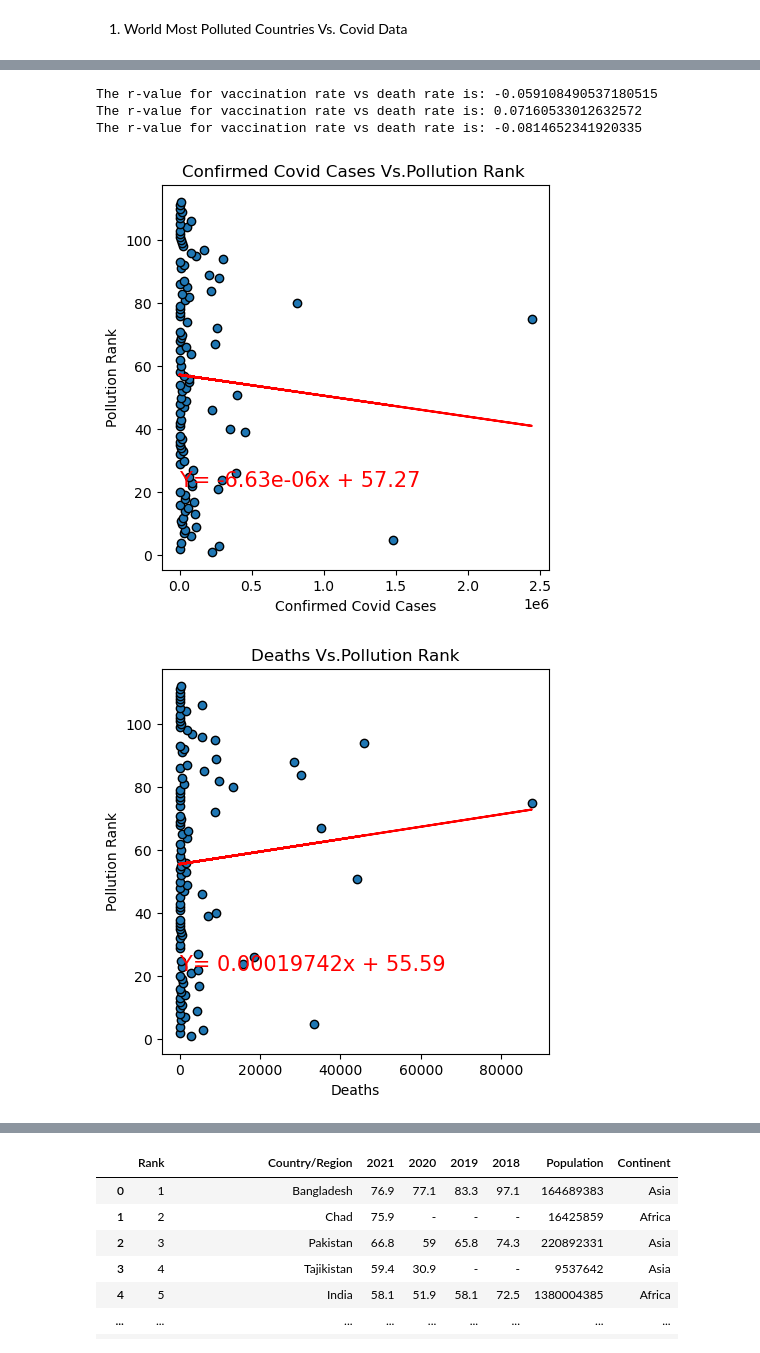
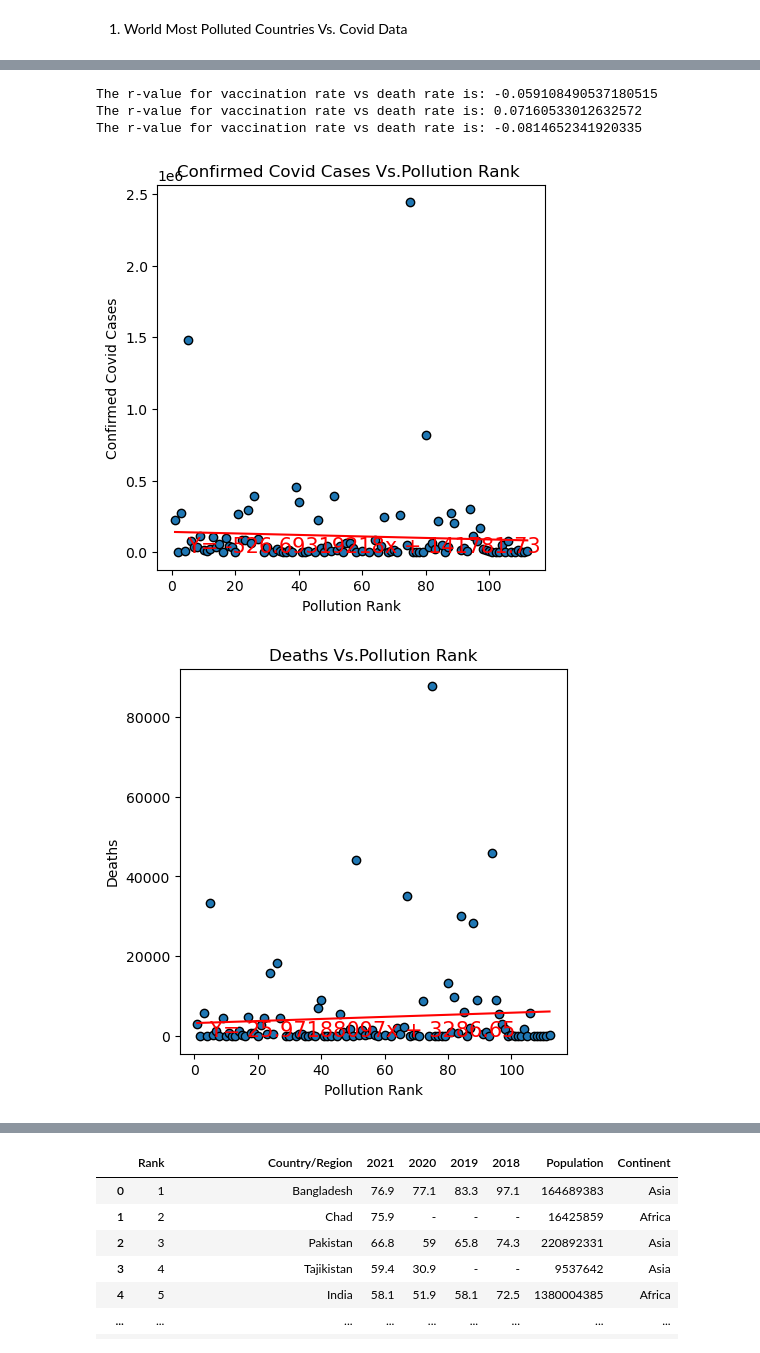
Before and after one commit to NysB/Project_1_Group_3, a Jupyter notebook: factors_covid.ipynb, the cells around one changed output, grey strips where cells are left out. Drawn from its saved outputs; the diff is of its cells as text; code cells hidden in the pictures.

```diff
--- a/factors_covid.ipynb
+++ b/factors_covid.ipynb
@@ -433,0 +461,12 @@ See the caveats in the documentation: https://pandas.pydata.org/pandas-docs/stab
+# %%
+confirmed_covid_case_rate = air_pollution_df["Confirmed_Covid_Cases"] / air_pollution_df["Population"] * 100
+air_pollution_df["Confirmed_Covid_Case_Rate"] = confirmed_covid_case_rate.apply(lambda x: "{:.2f}%".format(x))
+
+death_rate=air_pollution_df["Death_Covid_Cases"]/air_pollution_df["Confirmed_Covid_Cases"]*100
+air_pollution_df["Death_Rate"]=death_rate.apply(lambda x: "{:.2f}%".format(x))
+air_pollution_df
+
+recovered_rate=air_pollution_df["Recovered_Covid_Cases"]/air_pollution_df["Confirmed_Covid_Cases"]*100
+air_pollution_df["Recovered_Rate"]=recovered_rate.apply(lambda x: "{:.2f}%".format(x))
+
+air_pollution_df
@@ -433,0 +487,10 @@ See the caveats in the documentation: https://pandas.pydata.org/pandas-docs/stab
+# %%
+
+covid_air_pollution_df=air_pollution_df[["Pollution Rank",
+                                         "Country/Region",
+                                         "Confirmed_Covid_Case_Rate",
+                                         "Death_Rate",
+                                         "Recovered_Rate",
+                                         "Average Pollution Rate"
+                                         ]]
+covid_air_pollution_df
@@ -450,41 +527,41 @@ def Linear_R_plot(data_x, data_y, title, xlabel, ylabel, filename):
 
     (slope, intercept, rvalues, pvalue, stderr) = st.linregress(data_x, data_y)
     regress_values = data_x * slope + intercept
     line_eq = "Y= " + str(round(slope,8)) + "x + " + str(round(intercept,2))
     print("The r-value for vaccination rate vs death rate is: " + str(rvalues))
     plt.plot(data_x, regress_values, "r-")
     plt.annotate(line_eq, xy=(5,22),fontsize = 15, color = "red")
     plt.savefig(filename)
 
 ## Scatter plot for Confirmed Covid Cases Vs.Pollution Rank
 
-Linear_R_plot(covid_air_pollution_df["Confirmed_Covid_Cases"],
-              covid_air_pollution_df["Pollution Rank"],
+Linear_R_plot(covid_air_pollution_df["Pollution Rank"],
+              covid_air_pollution_df["Confirmed_Covid_Cases"],
               "Confirmed Covid Cases Vs.Pollution Rank ",
+              "Pollution Rank",
               "Confirmed Covid Cases",
-              "Pollution Rank",
               "Confirmed Covid Cases Vs.Pollution Rank.png")
 
 ## Scatter plot for Deaths Vs.Pollution Rank
 
-Linear_R_plot(covid_air_pollution_df["Deaths"],
-              covid_air_pollution_df["Pollution Rank"],
+Linear_R_plot(covid_air_pollution_df["Pollution Rank"],
+              covid_air_pollution_df["Deaths"],
               "Deaths Vs.Pollution Rank",
+              "Pollution Rank",
               "Deaths",
-              "Pollution Rank",
               "Deaths Vs.Pollution rank.png")
 
 ## Scatter plot for Recovered Covid Cases Vs.Pollution Rank
 
-Linear_R_plot(covid_air_pollution_df["Recovered_Covid_Cases"],
-              covid_air_pollution_df["Pollution Rank"],
+Linear_R_plot(covid_air_pollution_df["Pollution Rank"],
+              covid_air_pollution_df["Recovered_Covid_Cases"],
               "Recovered_Covid_Cases Vs.Pollution Rank",
+              "Pollution Rank",
               "Recovered_Covid_Cases",
-              "Pollution rank",
               "Recovered_Covid_Cases Vs.Pollution Rank.png")
 # %% [output]
 The r-value for vaccination rate vs death rate is: -0.059108490537180515
 The r-value for vaccination rate vs death rate is: 0.07160533012632572
 The r-value for vaccination rate vs death rate is: -0.0814652341920335
-[figure, old version]
+[figure, new version]
-[figure, old version]
+[figure, new version]
```
Also changed, not shown: parts of 6 cells of this notebook.
